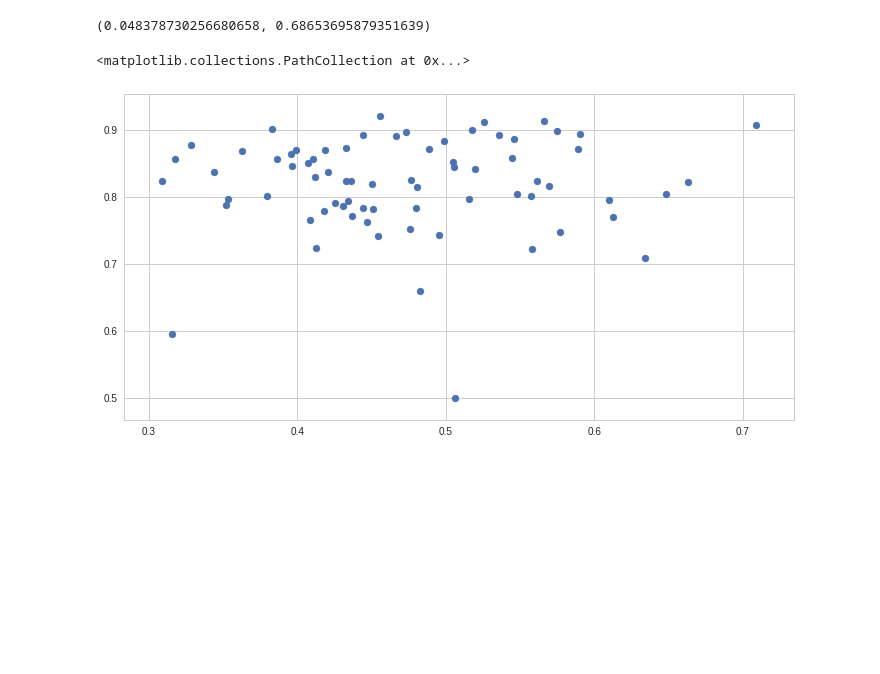
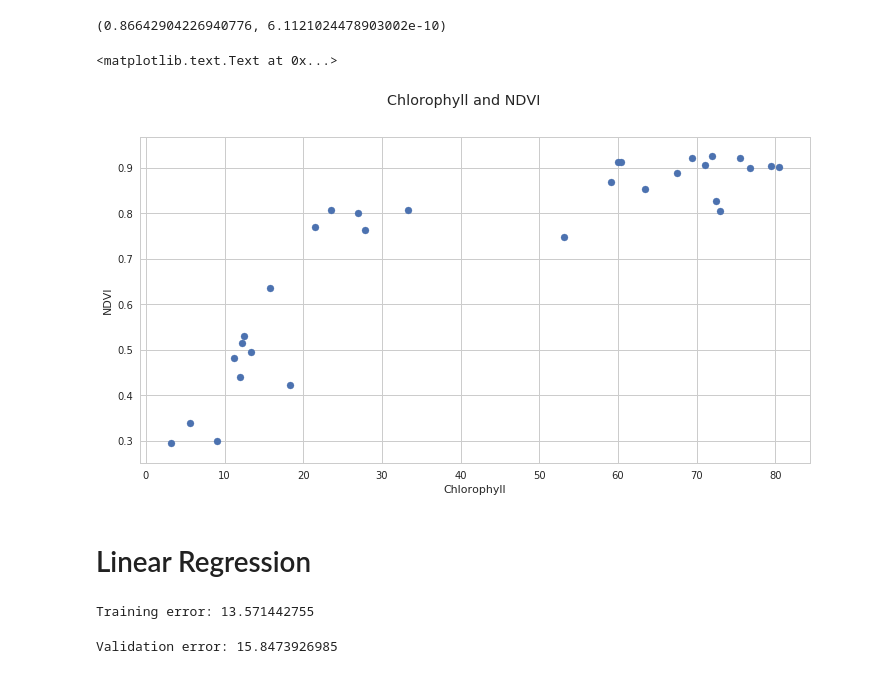
Before and after one commit to cheripai/thesis, a Jupyter notebook: notebooks/Orange_NDVI_SPAD.ipynb, the cells around one changed output. Saved outputs shown, nothing was run; the diff lists cells and outputs as text; code cells hidden in the pictures; blank space fills up the shorter version.

Commit message:
Use new data and add regression

```diff
--- a/notebooks/Orange_NDVI_SPAD.ipynb
+++ b/notebooks/Orange_NDVI_SPAD.ipynb
@@ -43,0 +11,3 @@ spad = spad.as_matrix().flatten()
+# %%
+df_07_13 = pd.read_csv("../data/Spreadsheet/2017-07-13.csv")
+df_08_03 = pd.read_csv("../data/Spreadsheet/2017-08-03.csv")
@@ -44,9 +23,20 @@ spad = spad.as_matrix().flatten()
+# %%
+ndvi = df_07_13["NDVI"].as_matrix()
+spad = df_07_13["SPAD"].as_matrix()
+ndvi = np.concatenate((ndvi, df_08_03["NDVI"].as_matrix()))
+spad = np.concatenate((spad, df_08_03["SPAD"].as_matrix()))
 # %%
 stats.pearsonr(spad, ndvi)
 # %% [output]
-(0.048378730256680658, 0.68653695879351639)
+(0.86642904226940776, 6.1121024478903002e-10)
-# %%
-plt.scatter(spad, ndvi)
-# %% [output]
-<matplotlib.collections.PathCollection at 0x...>
-[figure, removed]
+# %%
+fig = plt.figure()
+plt.scatter(spad, ndvi)
+fig.suptitle("Chlorophyll and NDVI")
+plt.xlabel("Chlorophyll")
+plt.ylabel("NDVI")
+# %% [output]
+<matplotlib.text.Text at 0x...>
+[figure, added]
+# %% [markdown]
+# Linear Regression
@@ -52,0 +51,10 @@ plt.scatter(spad, ndvi)
+# %%
+model = LinearRegression()
+model.fit(X_train, y_train)
+print("Training error:", rmse(y_train, model.predict(X_train)))
+# %% [output]
+Training error: 13.571442755
+# %%
+print("Validation error:", rmse(y_valid, model.predict(X_valid)))
+# %% [output]
+Validation error: 15.8473926985
```
Also changed, not shown: parts of 14 cells of this notebook.
